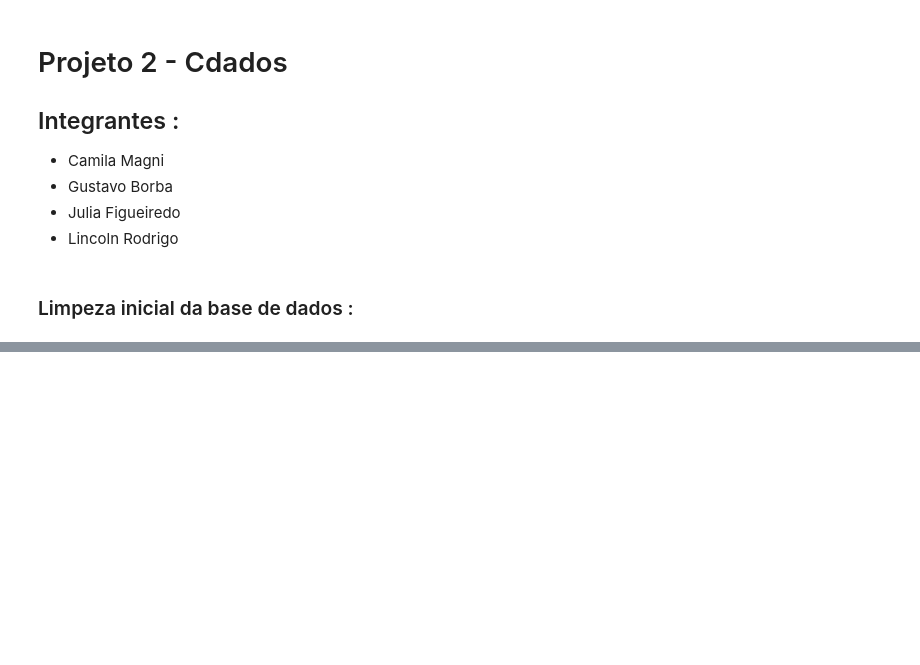
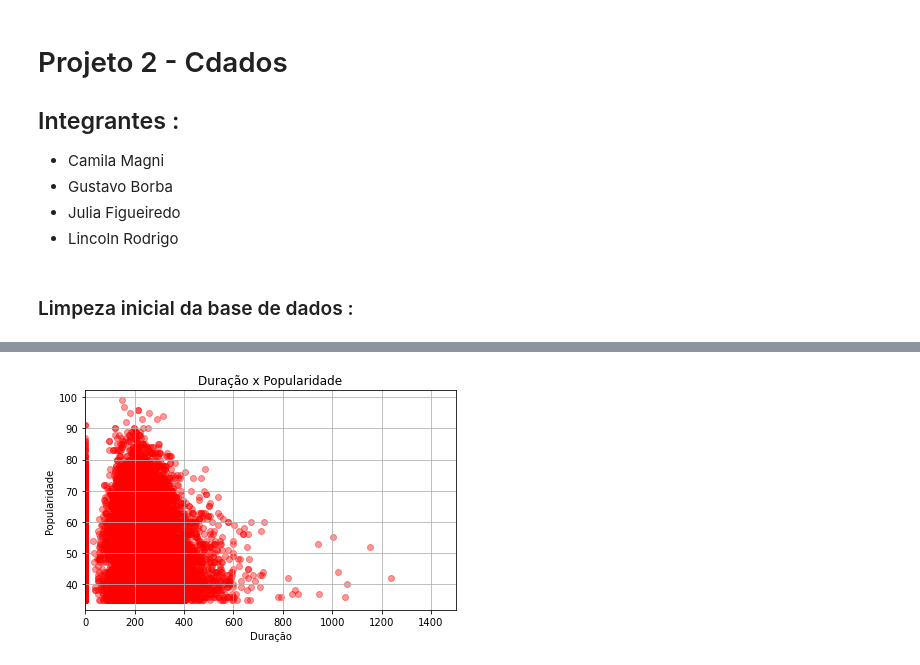
Before and after one commit to juliacfigueiredo/Projeto-2, a Jupyter notebook: Projeto_Final.ipynb, the cells around one changed output, grey strips where cells are left out. Saved outputs shown, nothing was run; the diff lists cells and outputs as text; code cells hidden in the pictures; blank space fills up the shorter version.

```diff
--- a/Projeto_Final.ipynb
+++ b/Projeto_Final.ipynb
@@ -24,0 +189,11 @@ dados.head()
+# %%
+plt.scatter( loc.duration_s,loc.popularity, c='red', alpha=0.4) # alpha representa a transparência de cada ponto plotado no gráfico
+plt.title('Duração x Popularidade')
+plt.xlabel('Duração')
+plt.ylabel('Popularidade')
+plt.xlim([0,1500])
+plt.grid(True) # Coloca uma grade no gráfico para melhor visualizar pontos específicos
+plt.tight_layout()
+plt.show()
+# %% [output]
+[figure, added]
```
Also changed, not shown: parts of 23 cells of this notebook.
